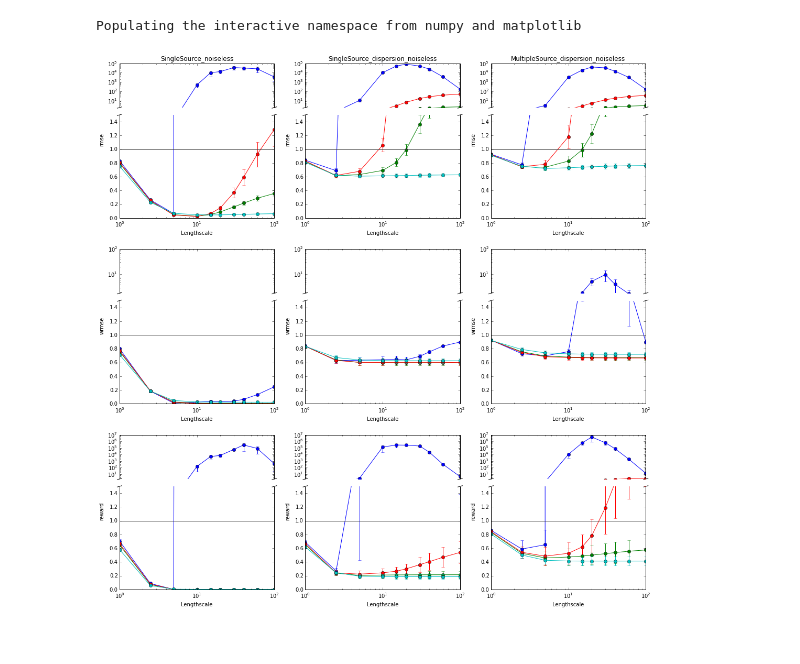
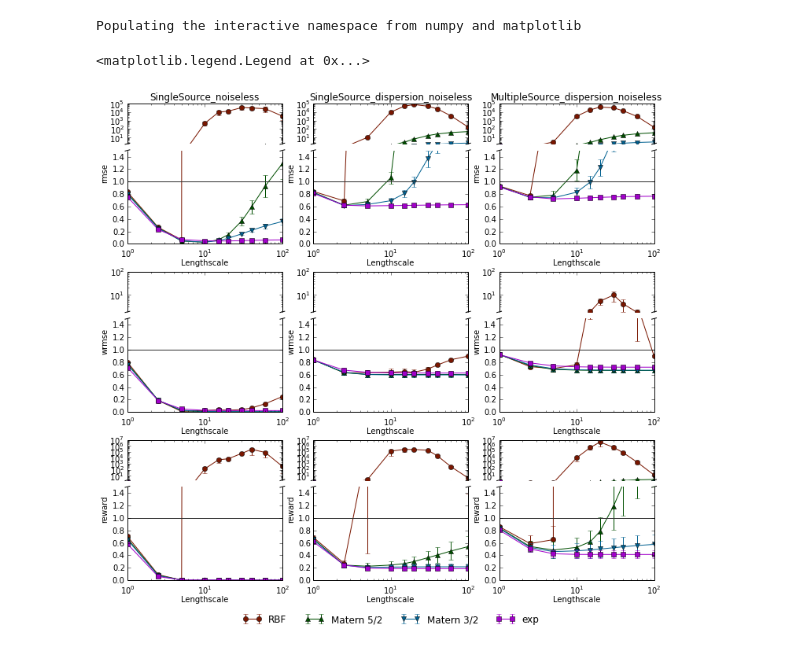
Before and after one commit to jgosmann/plume, a Jupyter notebook: notebooks/Kernels.ipynb, the cells around one changed output. Saved outputs shown, nothing was run; the diff lists cells and outputs as text; code cells hidden in the pictures.

Commit message:
Kernel plot improvements.

```diff
--- a/notebooks/Kernels.ipynb
+++ b/notebooks/Kernels.ipynb
@@ -15,7 +15,7 @@ from plume.config import instantiate
 Populating the interactive namespace from numpy and matplotlib
 # %%
 def load_scenario_data(
-        scenario, kernels=['RBFKernel', 'Matern32Kernel', 'Matern52Kernel', 'ExponentialKernel']):
+        scenario, kernels=['RBFKernel', 'Matern52Kernel', 'Matern32Kernel', 'ExponentialKernel']):
     return [tables.open_file('../Data/Kernels/{kern}__{scenario}_'.format(
         kern=kern, scenario=scenario)) for kern in kernels]
 # %%
@@ -23,7 +23,7 @@ error_type_labels = {'rmse': 'RMSE', 'wrmse': 'WRMSE', 'ise': 'ISE', 'wise': 'WI
 inverted_error_types = Set(['log_likelihood'])
 kern_labels = {'RBFKernel': 'RBF', 'Matern32Kernel': 'Matern 3/2', 'Matern52Kernel': 'Matern 5/2', 'ExponentialKernel': 'exp'}
 
-def plot_error_vs_lengthscale(ax, data, error_type):
+def plot_error_vs_lengthscale(ax, data, error_type, **kwargs):
     kern_name = kern_labels[data.root.conf[0]['kernel'][1]]
 
     zp_err = data.get_node('/' + error_type + '/zero_pred', 'value').read()
@@ -32,42 +32,55 @@ def plot_error_vs_lengthscale(ax, data, error_type):
     mean = np.mean(percentage, axis=2)
     std_err = np.std(percentage, axis=2) / np.sqrt(percentage.shape[2])
 
-    ax.errorbar(data.root.lengthscales.read(), mean[:, 0], std_err[:, 0], fmt='o-', label=kern_name)
+    ax.errorbar(
+        data.root.lengthscales.read(), mean[:, 0], std_err[:, 0], fmt='o-', label=kern_name, **kwargs)
 # %%
 scenarios = [
     'SingleSource_noiseless', 'SingleSource_dispersion_noiseless',
     'MultipleSource_dispersion_noiseless']
 error_types = ['rmse', 'wrmse', 'reward']
 
-fig = plt.figure(figsize=(6 * len(error_types), 6 * len(scenarios)))
+fig = plt.figure(figsize=(12, 12))
 outlier_plot_ratio = 0.3
 
 import neatplots.tools as nt
 reload(nt)
+from neatplots.predefined import four as palette
+styles = [dict(marker=m, c=c) for m, c in zip(['o', '^', 'v', 's'], palette.thin)]
 
 class KernelErrorPlot(nt.SharedAxesGrid):
     def _create_axes(self, subplot_spec, sharex, sharey):
         return nt.HSplitAxes(fig, subplot_spec, outlier_plot_ratio, sharex=sharex, sharey=sharey)
 
     def _get_share_xy(self, split):
         return split.bottom, split.both
 
     def _plot(self, split, error_type, scenario):
-        for kern in load_scenario_data(scenario):
-            plot_error_vs_lengthscale(split.both, kern, error_type)
+        for kern, style in zip(load_scenario_data(scenario), styles):
+            plot_error_vs_lengthscale(split.both, kern, error_type, **style)
         split.both.axhline(1.0, c=(0.2, 0.2, 0.2))
 
-p = KernelErrorPlot(error_types, scenarios)
+legend_height = 0.05
+grid = GridSpec(2, 1, height_ratios=(1.0 - legend_height, legend_height), hspace=2 * legend_height)
+
+p = KernelErrorPlot(error_types, scenarios, SubplotSpec(grid, 0))
 p.axes.top.loglog()
 p.axes.bottom.semilogx()
 
 p.axes.bottom.set_ylim([0, 1.5])
 p.axes.top.set_ylim(bottom=1.8)
 
-p.axes.set_xlabel('Lengthscale')
+p.axes.set_xlabel('Lengthscale', labelpad=0)
 for ax, error_type in zip(p.axes_by_row, error_types):
-    ax.set_ylabel(error_type)
+    ax.set_ylabel(error_type, labelpad=0)
 for ax, scenario in zip(p.axes_by_col, scenarios):
     ax[0].set_title(scenario)
+
+ax_legend = fig.add_subplot(grid[1])
+ax_legend.set_axis_off()
+ax_legend.legend(
+    *p.axes[0].top.get_legend_handles_labels(), ncol=4, loc='upper center',
+    bbox_to_anchor=(0.5, 1.0), frameon=False)
 # %% [output]
+<matplotlib.legend.Legend at 0x...>
-[figure, old version]
+[figure, new version]
```
Also changed, not shown: parts of 1 cell of this notebook.
